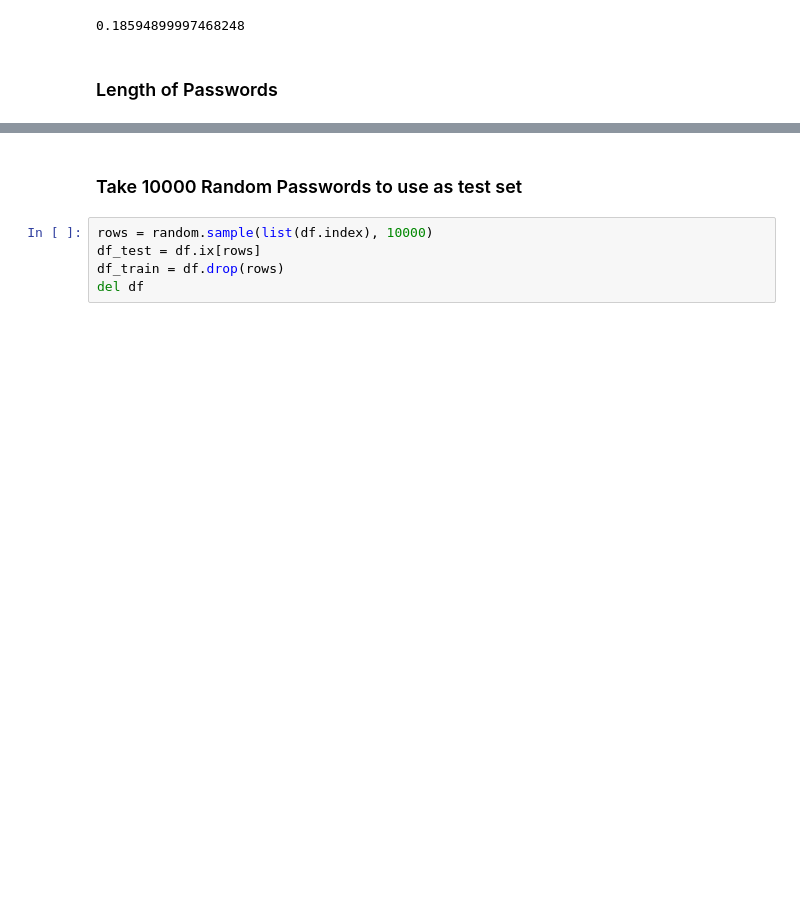
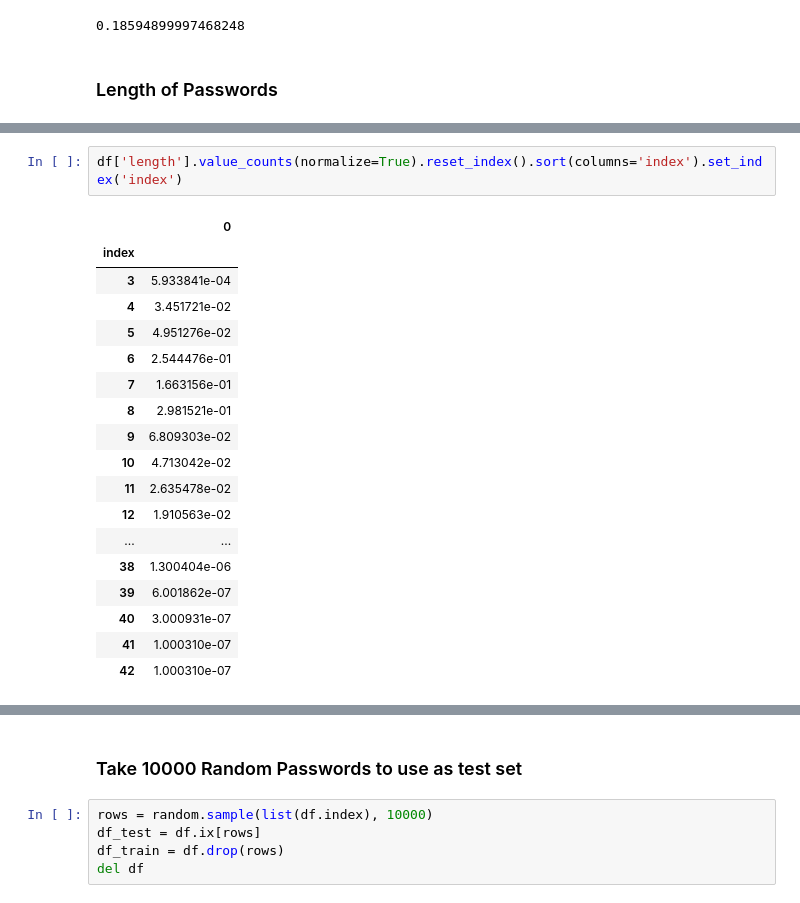
Before and after one commit to dkmehrmann/Kaggle, a Jupyter notebook: Passwords.ipynb, the cells around one changed output, grey strips where cells are left out. Saved outputs shown, nothing was run; the diff lists cells and outputs as text; blank space fills up the shorter version.

```diff
--- a/Passwords.ipynb
+++ b/Passwords.ipynb
@@ -83,2 +135,23 @@ For comparison, if we used the same logic to try every possible combination of u
+# %%
+df['length'].value_counts(normalize=True).reset_index().sort(columns='index').set_index('index')
+# %% [output]
+|  | 0 |
+| index |  |
+| 3 | 5.933841e-04 |
+| 4 | 3.451721e-02 |
+| 5 | 4.951276e-02 |
+| 6 | 2.544476e-01 |
+| 7 | 1.663156e-01 |
+| 8 | 2.981521e-01 |
+| 9 | 6.809303e-02 |
+| 10 | 4.713042e-02 |
+| 11 | 2.635478e-02 |
+| 12 | 1.910563e-02 |
+| ... | ... |
+| 38 | 1.300404e-06 |
+| 39 | 6.001862e-07 |
+| 40 | 3.000931e-07 |
+| 41 | 1.000310e-07 |
+| 42 | 1.000310e-07 |
 # %%
 %%time
```
Also changed, not shown: parts of 14 cells of this notebook.
